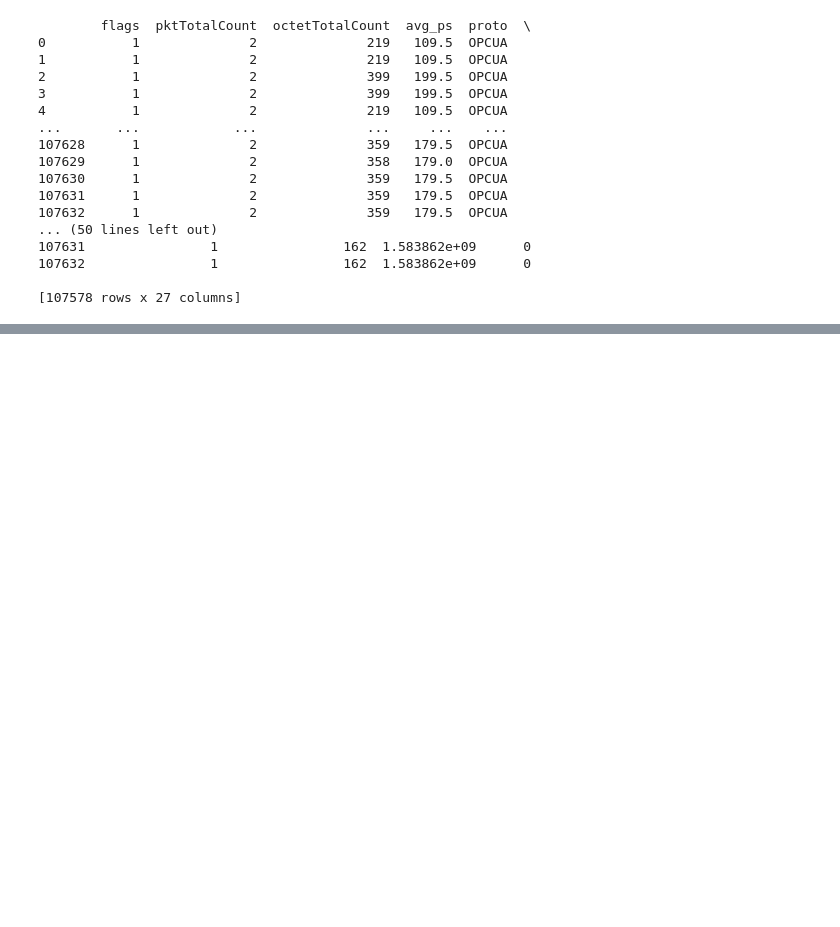
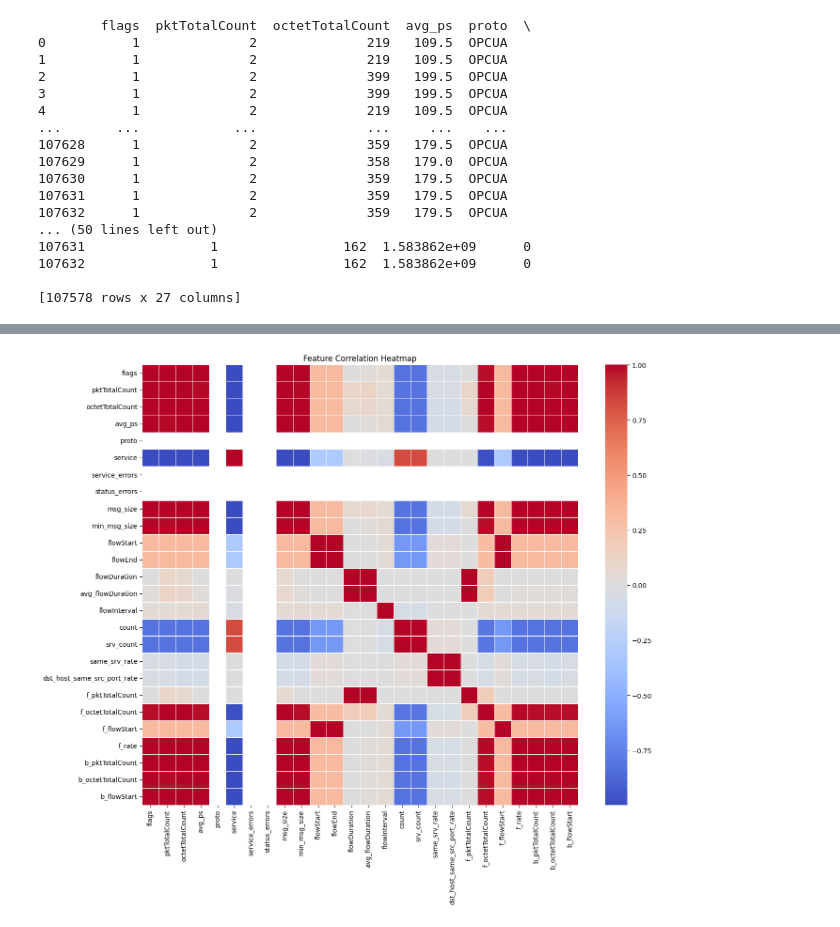
Before and after one commit to ChristopherZinati/483-final-project, a Jupyter notebook: Untitled.ipynb, the cells around one changed output, grey strips where cells are left out. Cells and saved outputs as stored; diff of their text form; code cells hidden in the pictures; blank space fills up the shorter version.

```diff
--- a/Untitled.ipynb
+++ b/Untitled.ipynb
@@ -44,0 +98,13 @@ print(df) #should be 107578 rows x 27 columns insetead of  107634 rows x 32 colu
+# %%
+import seaborn as sns
+
+features_only = df.drop(columns=['label'], errors = 'ignore')
+corr_matrix = features_only.corr()
+
+plt.figure(figsize=(14, 12))
+sns.heatmap(corr_matrix, cmap='coolwarm', annot=False, linewidths=0.5)
+plt.title("Feature Correlation Heatmap")
+plt.tight_layout()
+plt.show()
+# %% [output]
+[figure, added]
```
Also changed, not shown: parts of 3 cells of this notebook.
